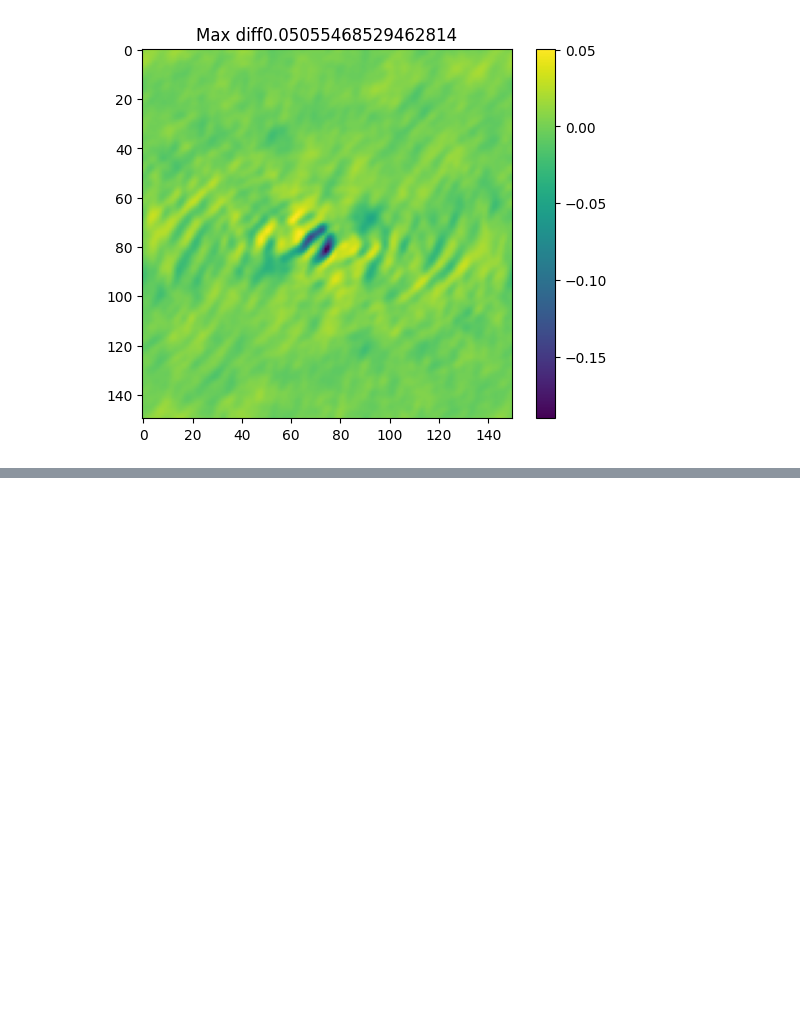
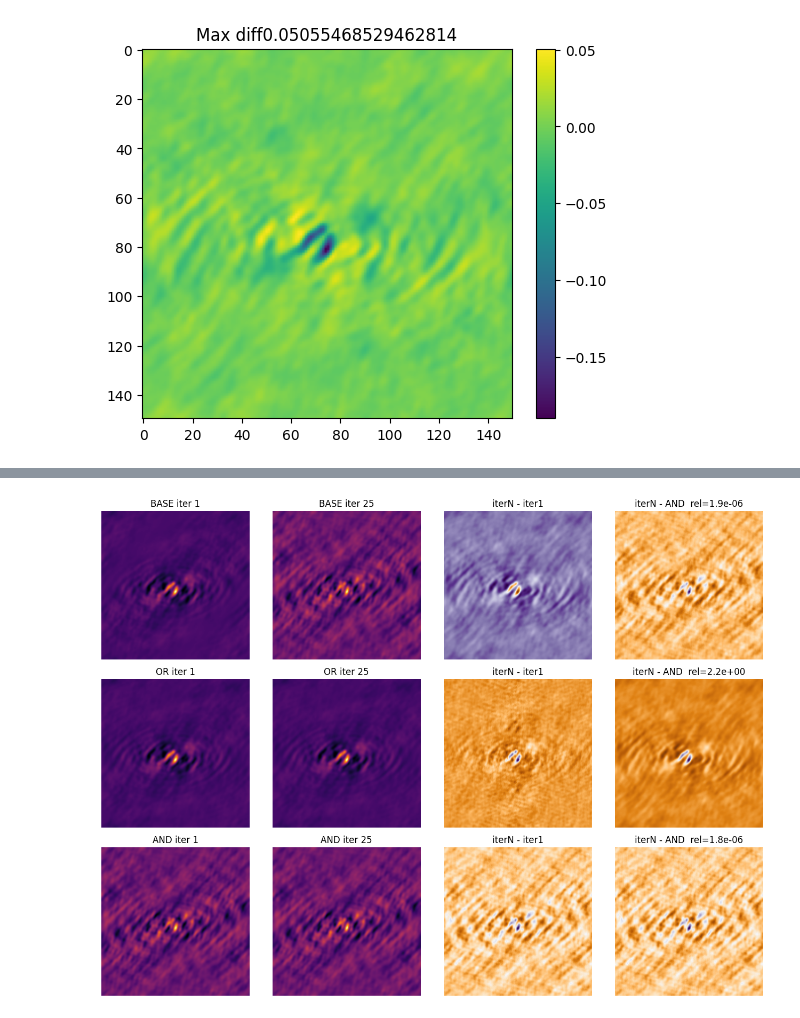
Before and after one commit to epfl-radio-astro/diffusionRI, a Jupyter notebook: hermitian_count.ipynb, the cells around one changed output, grey strips where cells are left out. Drawn from its saved outputs; the diff is of its cells as text; code cells hidden in the pictures; blank space fills up the shorter version.

```diff
--- a/hermitian_count.ipynb
+++ b/hermitian_count.ipynb
@@ -78,0 +109,19 @@ plt.show()
+# %%
+and_recon = recon(make_hermitian_and(M)).real
+fig, axes = plt.subplots(len(chains), 4, figsize=(13, 3.2 * len(chains)))
+for i, (name, seq) in enumerate(chains.items()):
+    d = (seq[-1] - and_recon).norm().item() / and_recon.norm().item()
+    axes[i, 0].imshow(seq[1].numpy(), cmap="inferno")
+    axes[i, 0].set_title(f"{name} iter 1")
+    axes[i, 1].imshow(seq[-1].numpy(), cmap="inferno")
+    axes[i, 1].set_title(f"{name} iter {N_ITERS}")
+    axes[i, 2].imshow((seq[-1] - seq[1]).numpy(), cmap="PuOr")
+    axes[i, 2].set_title("iterN - iter1")
+    axes[i, 3].imshow((seq[-1] - and_recon).numpy(), cmap="PuOr")
+    axes[i, 3].set_title(f"iterN - AND  rel={d:.1e}")
+    for a in axes[i]:
+        a.axis("off")
+plt.tight_layout()
+plt.show()
+# %% [output]
+[figure, added]
```
Also changed, not shown: parts of 2 cells of this notebook.
